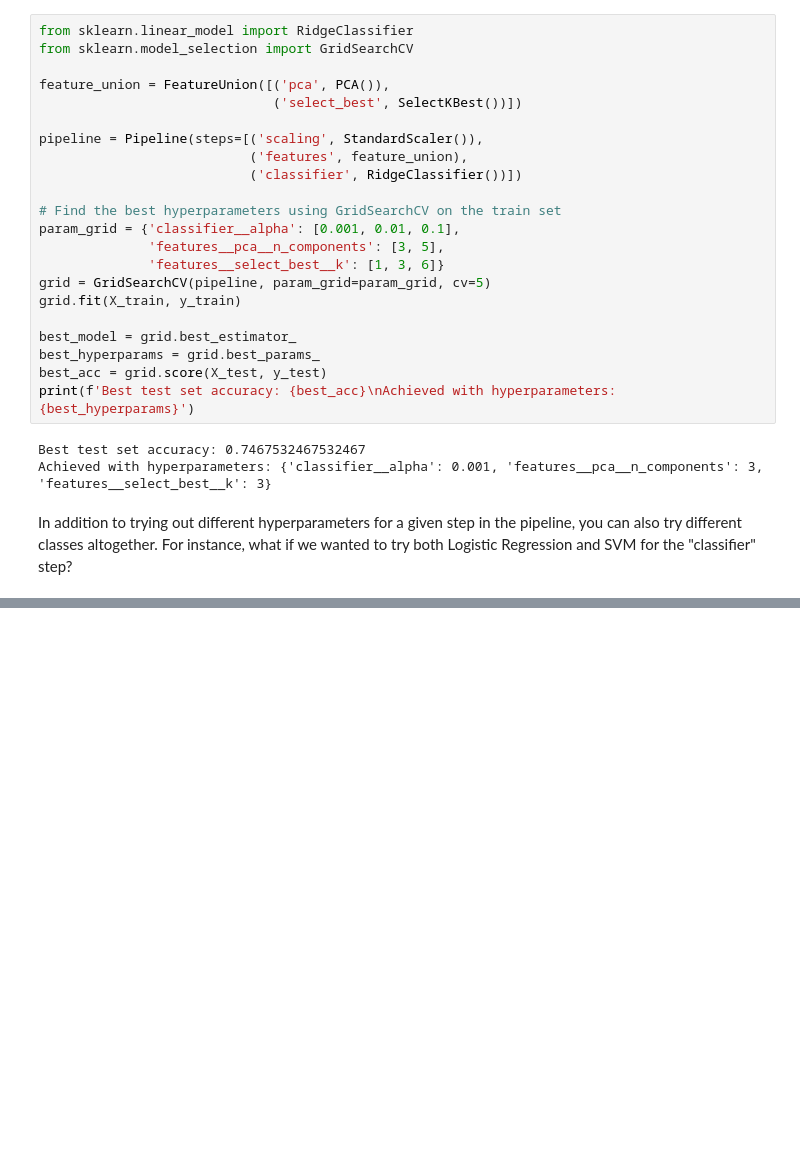
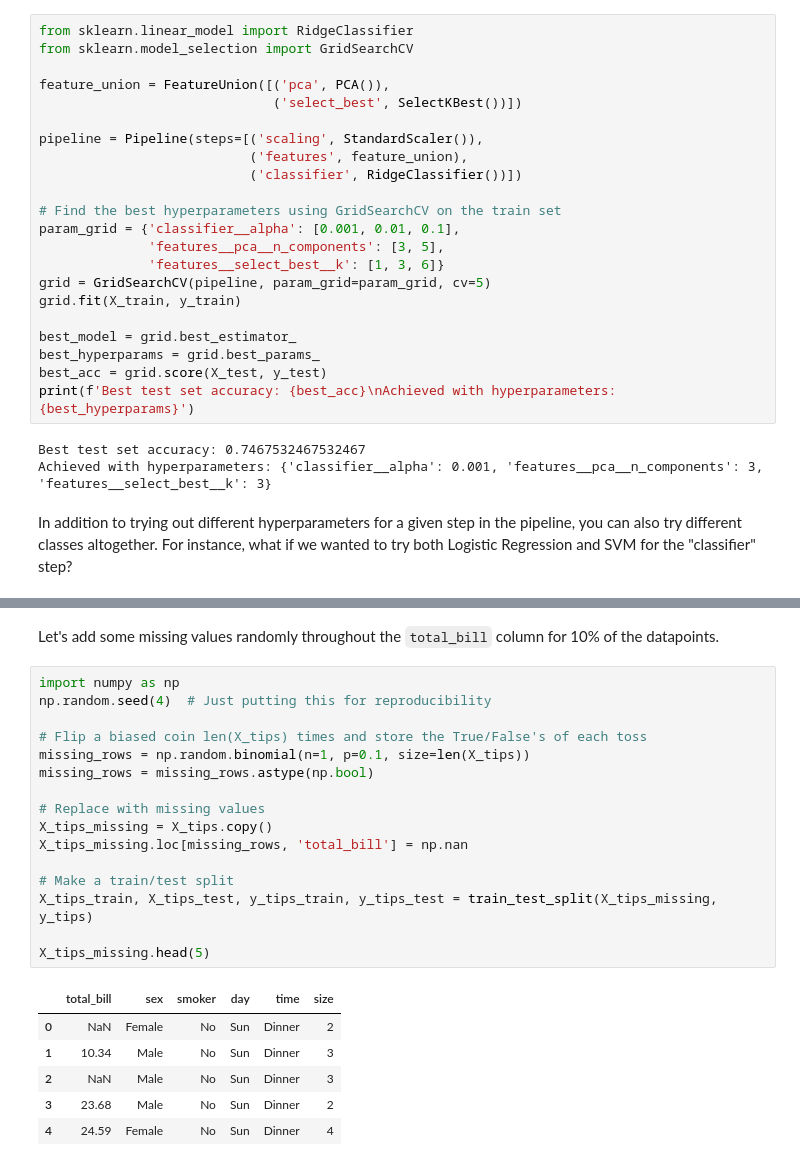
Before and after one commit to EricElmoznino/lighthouse_pipelines_and_persistence, a Jupyter notebook: pipelines.ipynb, the cells around one changed output, grey strips where cells are left out. Cells and saved outputs as stored; diff of their text form; blank space fills up the shorter version.

```diff
--- a/pipelines.ipynb
+++ b/pipelines.ipynb
@@ -372,3 +358,28 @@ The performance just using linear regression isn't perfect. Let's create a custo
+# %% [markdown]
+Let's add some missing values randomly throughout the `total_bill` column for 10% of the datapoints.
+# %%
+import numpy as np
+np.random.seed(4)  # Just putting this for reproducibility
+
+# Flip a biased coin len(X_tips) times and store the True/False's of each toss
+missing_rows = np.random.binomial(n=1, p=0.1, size=len(X_tips))
+missing_rows = missing_rows.astype(np.bool)
+
+# Replace with missing values
+X_tips_missing = X_tips.copy()
+X_tips_missing.loc[missing_rows, 'total_bill'] = np.nan
+
+# Make a train/test split
+X_tips_train, X_tips_test, y_tips_train, y_tips_test = train_test_split(X_tips_missing, y_tips)
+
+X_tips_missing.head(5)
+# %% [output]
+|  | total_bill | sex | smoker | day | time | size |
+| 0 | NaN | Female | No | Sun | Dinner | 2 |
+| 1 | 10.34 | Male | No | Sun | Dinner | 3 |
+| 2 | NaN | Male | No | Sun | Dinner | 3 |
+| 3 | 23.68 | Male | No | Sun | Dinner | 2 |
+| 4 | 24.59 | Female | No | Sun | Dinner | 4 |
 # %%
 from sklearn.base import BaseEstimator, TransformerMixin
 
```
Also changed, not shown: parts of 17 cells of this notebook, 4 other files.
